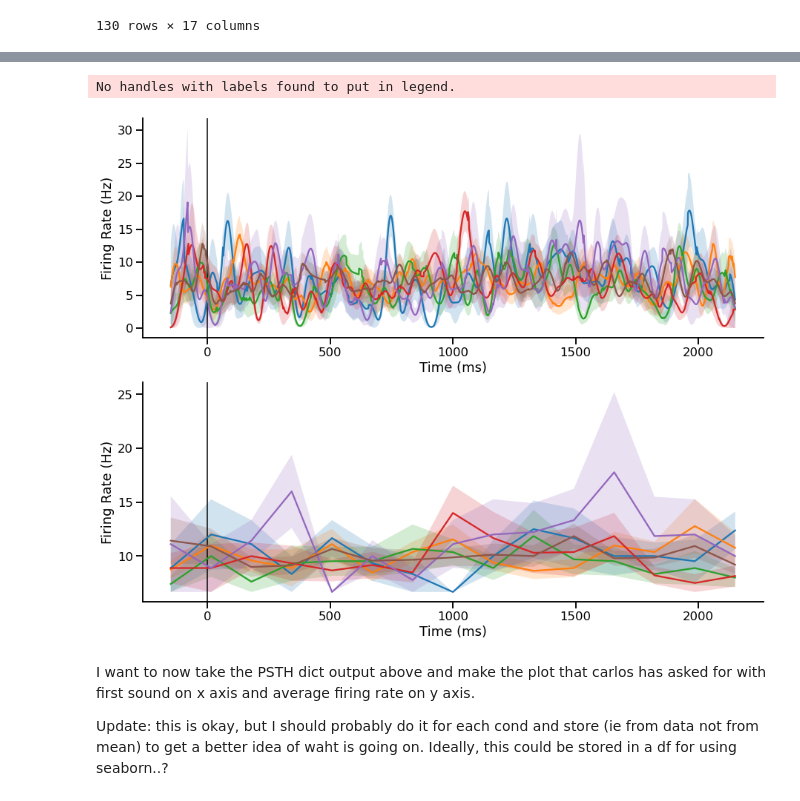
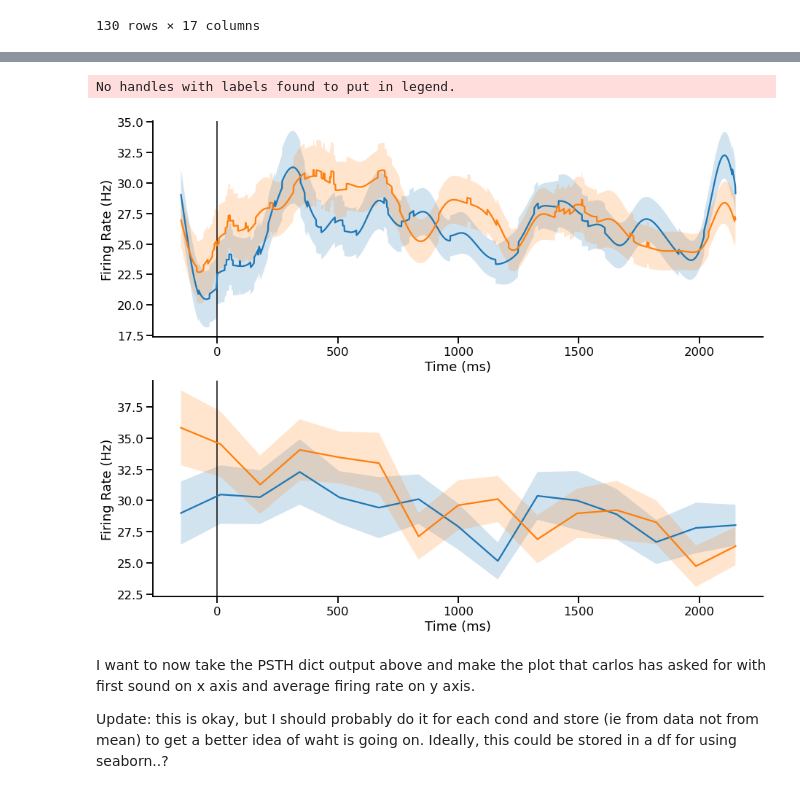
Before and after one commit to Brody-Lab/jbreda_PWM_mPFC_analysis, a Jupyter notebook: event_centering.ipynb, the cells around one changed output, grey strips where cells are left out. Drawn from its saved outputs; the diff is of its cells as text; code cells hidden in the pictures.

Commit message:
trying different kernal types

```diff
--- a/event_centering.ipynb
+++ b/event_centering.ipynb
@@ -95,6 +112,7 @@ Note: for delay plots, will want to save the mean firing rate as well to make an
 # %%
 mu = 0
-sigma = .5
-x = np.linspace(-5,5, 350)
-plt.plot(make_gaussian_kernal(x,mu,sigma))
+sigma = 150
+f = 5
+x = np.linspace(-int(sigma*f), int(sigma*f), 750)
+plt.plot(x, make_gaussian_kernal(x,mu,sigma))
 # %% [output]
@@ -121,16 +155,16 @@ beh_df_2s
 # %%
-n = 1
-b = PSTH_boxcar(sess_aligned[n], align_windows, 'delay2s', beh_df_2s, conditions='first_sound', bin_size=0.150)
+n = 0
+b = PSTH_boxcar(sess_aligned[n], align_windows, 'delay2s', beh_df_2s, conditions='correct_side', bin_size=0.150)
 
-g = PSTH_gaussain(sess_aligned[n], align_windows, 'delay2s', beh_df_2s, conditions='first_sound', x=x, mu=mu, sigma=sigma )
+g = PSTH_gaussain(sess_aligned[n], align_windows, 'delay2s', beh_df_2s, conditions='correct_side', x=x, mu=mu, sigma=sigma )
 
 fig, ax = plt.subplots(2, 1, figsize = (15, 12))
 
 plot_psth(g,axis=ax[0], legend=True)
 plot_psth(b,axis=ax[1])
 # %% [output]
 No handles with labels found to put in legend.
-[figure, old version]
+[figure, new version]
 # %% [markdown]
 I want to now take the PSTH dict output above and make the plot that carlos has asked for with first sound on x axis and average firing rate on y axis.
 
```
Also changed, not shown: parts of 6 cells of this notebook, 1 other file.
